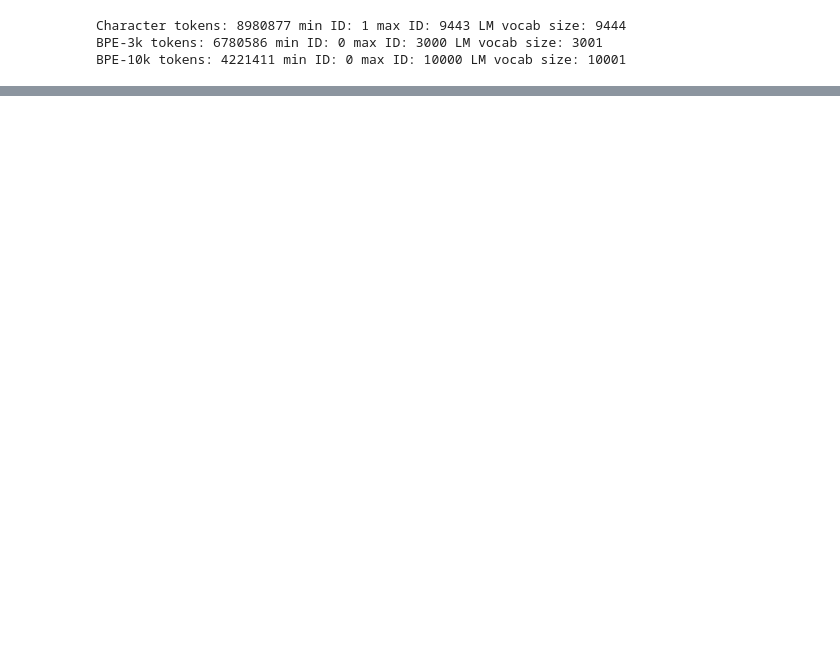
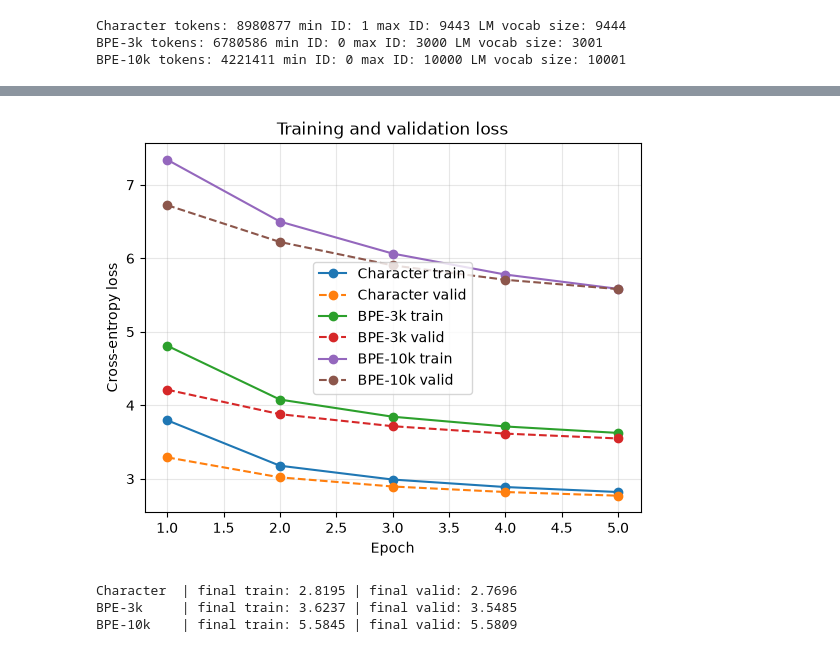
Before and after one commit to elisabeihofer-boop/MaLearn_Adv_Assignment01, a Jupyter notebook: notebooks/language_models.ipynb, the cells around one changed output, grey strips where cells are left out. Drawn from its saved outputs; the diff is of its cells as text; code cells hidden in the pictures; blank space fills up the shorter version.

```diff
--- a/notebooks/language_models.ipynb
+++ b/notebooks/language_models.ipynb
@@ -210,0 +274,15 @@ BPE-10k tokens: 4221411 min ID: 0 max ID: 10000 LM vocab size: 10001
+# %%
+## ????
+
+CONTEXT_LENGTH = 128
+
+train_datasets = {}
+
+for name, stream in train_streams.items():
+    train_datasets[name] = CostumDataset(
+        token_stream=stream,
+        context_length= CONTEXT_LENGTH,
+    )
+
+for name, dataset in train_datasets.items():
+    print(name, "windows:", len(dataset))
@@ -210,0 +719,47 @@ BPE-10k tokens: 4221411 min ID: 0 max ID: 10000 LM vocab size: 10001
+# %%
+# plotting the learning curves
+
+import matplotlib.pyplot as plt
+
+histories = {
+    "Character": char_history,
+    "BPE-3k": bpe3k_history,
+    "BPE-10k": bpe10k_history,
+}
+
+epochs = range(1, EPOCHS + 1)
+
+for name, history in histories.items():
+    plt.plot(
+        epochs,
+        history["train_loss"],
+        marker="o",
+        label=f"{name} train"
+    )
+    plt.plot(
+        epochs,
+        history["valid_loss"],
+        marker="o",
+        linestyle="--",
+        label=f"{name} valid"
+    )
+
+plt.xlabel("Epoch")
+plt.ylabel("Cross-entropy loss")
+plt.title("Training and validation loss")
+plt.legend()
+plt.grid(alpha=0.3)
+plt.show()
+
+# printing final losses
+for name, history in histories.items():
+    print(
+        f"{name:10} | "
+        f"final train: {history['train_loss'][-1]:.4f} | "
+        f"final valid: {history['valid_loss'][-1]:.4f}"
+    )
+# %% [output]
+[figure, added]
+Character  | final train: 2.8195 | final valid: 2.7696
+BPE-3k     | final train: 3.6237 | final valid: 3.5485
+BPE-10k    | final train: 5.5845 | final valid: 5.5809
```
Also changed, not shown: parts of 18 cells of this notebook.
